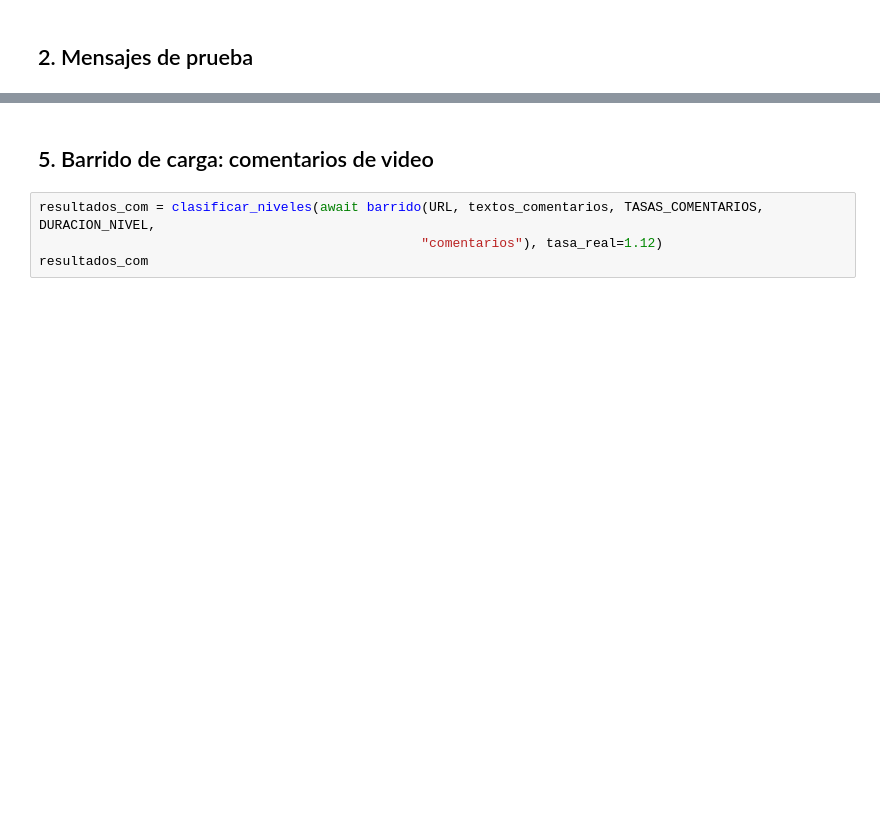
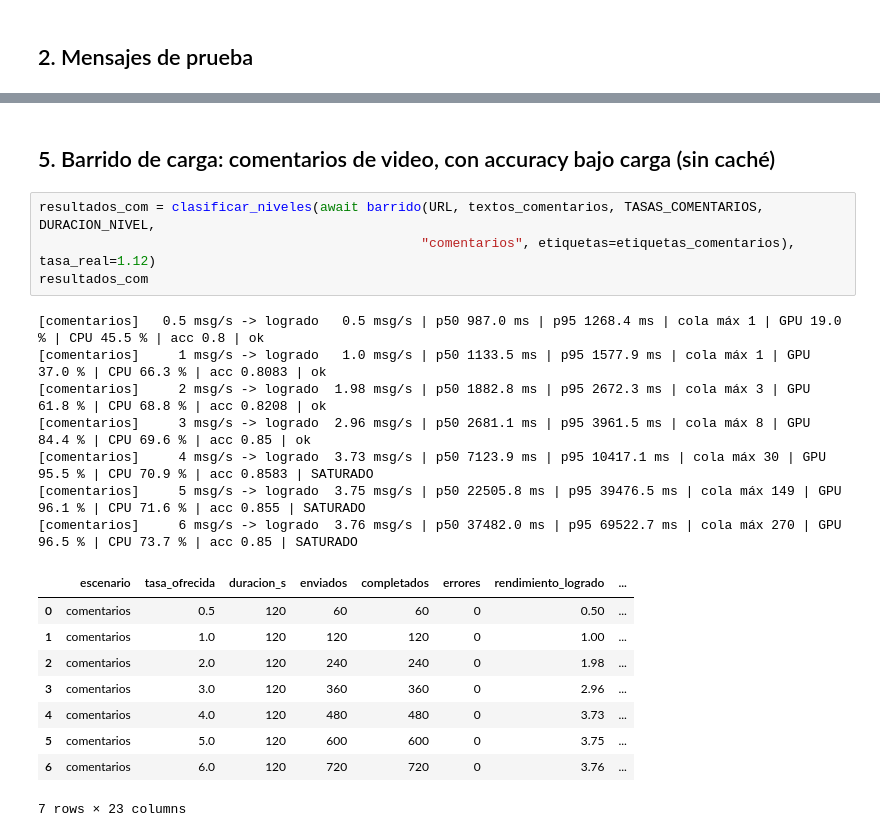
Before and after one commit to santiagortegasegura/emotion_futbol, a Jupyter notebook: notebooks/20_Pruebas_Carga.ipynb, the cells around one changed output, grey strips where cells are left out. Cells and saved outputs as stored; diff of their text form; blank space fills up the shorter version.

```diff
--- a/notebooks/20_Pruebas_Carga.ipynb
+++ b/notebooks/20_Pruebas_Carga.ipynb
@@ -100,6 +176,23 @@ resultados_chat
 # %% [markdown]
-## 5. Barrido de carga: comentarios de video
+## 5. Barrido de carga: comentarios de video, con accuracy bajo carga (sin caché)
 # %%
 resultados_com = clasificar_niveles(await barrido(URL, textos_comentarios, TASAS_COMENTARIOS, DURACION_NIVEL,
-                                                 "comentarios"), tasa_real=1.12)
+                                                 "comentarios", etiquetas=etiquetas_comentarios), tasa_real=1.12)
 resultados_com
+# %% [output]
+[comentarios]   0.5 msg/s -> logrado   0.5 msg/s | p50 987.0 ms | p95 1268.4 ms | cola máx 1 | GPU 19.0 % | CPU 45.5 % | acc 0.8 | ok
+[comentarios]     1 msg/s -> logrado   1.0 msg/s | p50 1133.5 ms | p95 1577.9 ms | cola máx 1 | GPU 37.0 % | CPU 66.3 % | acc 0.8083 | ok
+[comentarios]     2 msg/s -> logrado  1.98 msg/s | p50 1882.8 ms | p95 2672.3 ms | cola máx 3 | GPU 61.8 % | CPU 68.8 % | acc 0.8208 | ok
+[comentarios]     3 msg/s -> logrado  2.96 msg/s | p50 2681.1 ms | p95 3961.5 ms | cola máx 8 | GPU 84.4 % | CPU 69.6 % | acc 0.85 | ok
+[comentarios]     4 msg/s -> logrado  3.73 msg/s | p50 7123.9 ms | p95 10417.1 ms | cola máx 30 | GPU 95.5 % | CPU 70.9 % | acc 0.8583 | SATURADO
+[comentarios]     5 msg/s -> logrado  3.75 msg/s | p50 22505.8 ms | p95 39476.5 ms | cola máx 149 | GPU 96.1 % | CPU 71.6 % | acc 0.855 | SATURADO
+[comentarios]     6 msg/s -> logrado  3.76 msg/s | p50 37482.0 ms | p95 69522.7 ms | cola máx 270 | GPU 96.5 % | CPU 73.7 % | acc 0.85 | SATURADO
+|  | escenario | tasa_ofrecida | duracion_s | enviados | completados | errores | rendimiento_logrado | ... |
+| 0 | comentarios | 0.5 | 120 | 60 | 60 | 0 | 0.50 | ... |
+| 1 | comentarios | 1.0 | 120 | 120 | 120 | 0 | 1.00 | ... |
+| 2 | comentarios | 2.0 | 120 | 240 | 240 | 0 | 1.98 | ... |
+| 3 | comentarios | 3.0 | 120 | 360 | 360 | 0 | 2.96 | ... |
+| 4 | comentarios | 4.0 | 120 | 480 | 480 | 0 | 3.73 | ... |
+| 5 | comentarios | 5.0 | 120 | 600 | 600 | 0 | 3.75 | ... |
+| 6 | comentarios | 6.0 | 120 | 720 | 720 | 0 | 3.76 | ... |
+7 rows × 23 columns
```
Also changed, not shown: parts of 23 cells of this notebook, 4 other files.
